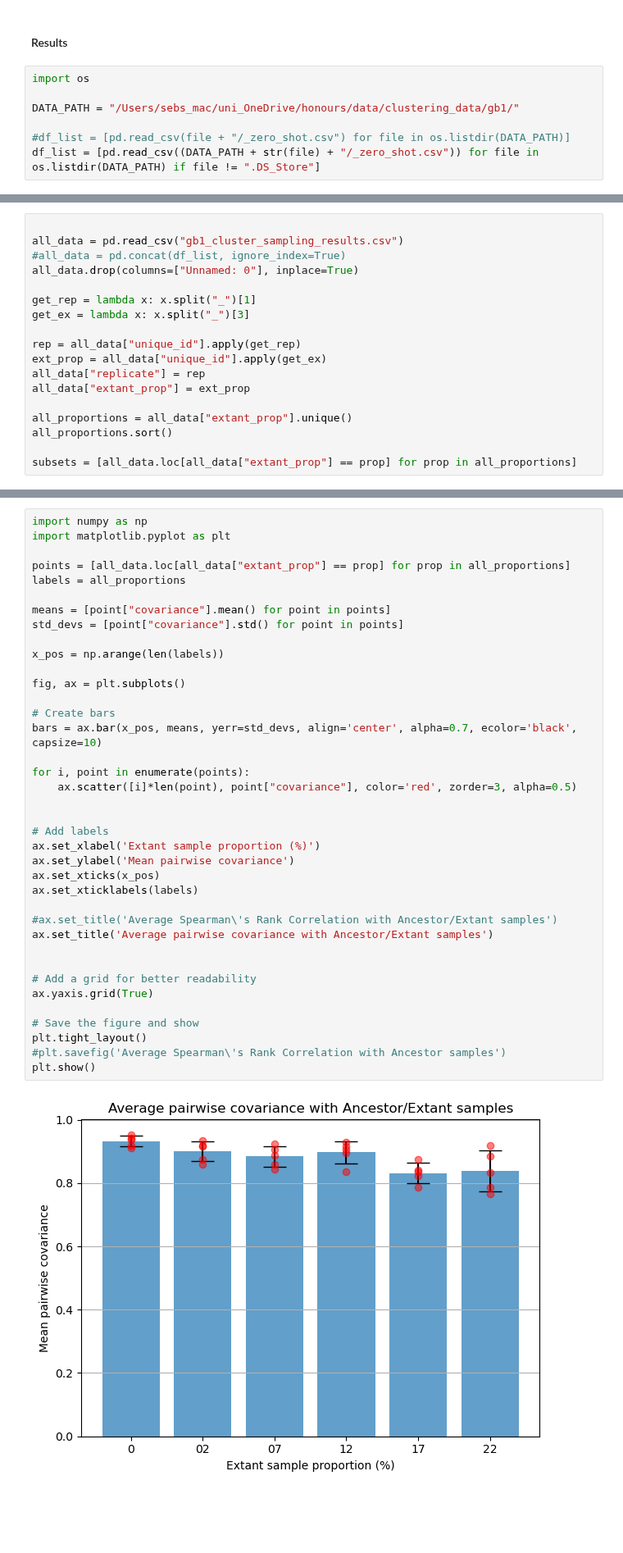
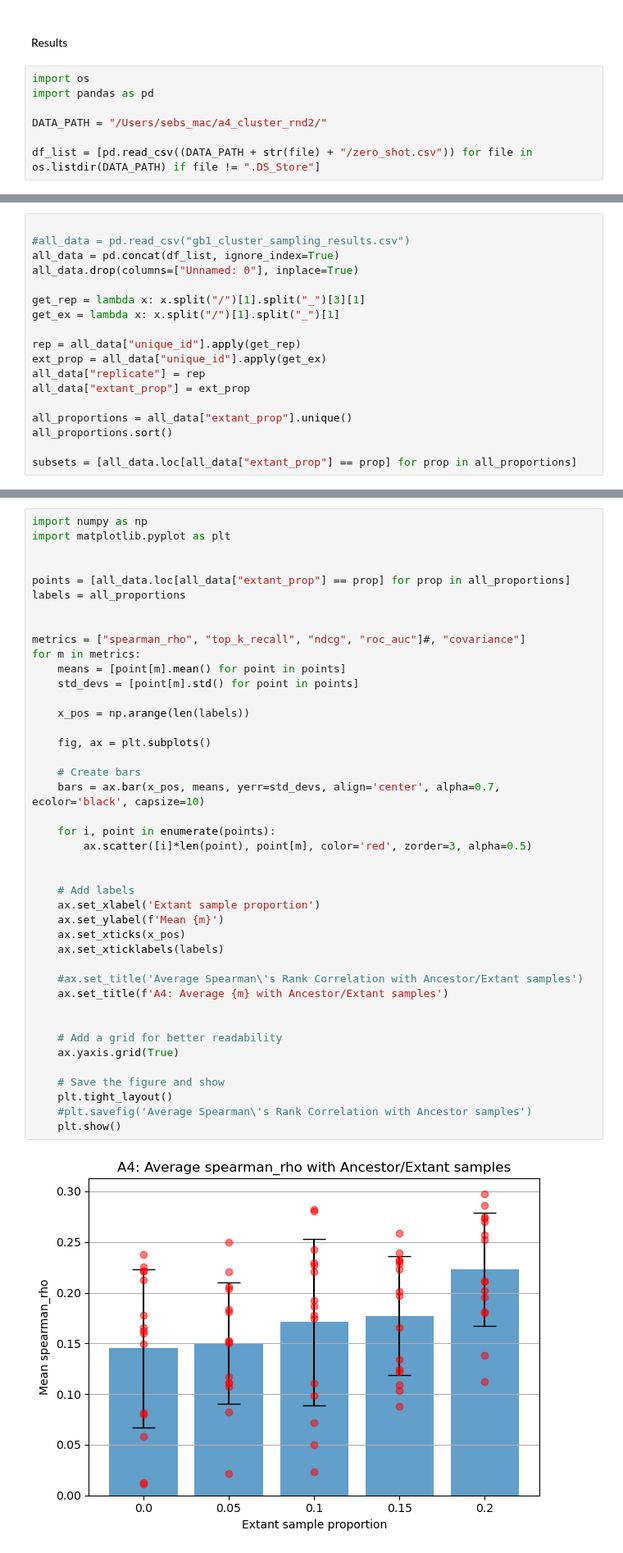
Before and after one commit to SebPorras/MAP_VAE, a Jupyter notebook: notebooks/sampling_ancestors.ipynb, the cells around one changed output, grey strips where cells are left out. Shown at 82% size. Cells and saved outputs as stored; diff of their text form; blank space fills up the shorter version.

Commit message:
replicate csv creation sampling_ancestors.ipynb

```diff
--- a/notebooks/sampling_ancestors.ipynb
+++ b/notebooks/sampling_ancestors.ipynb
@@ -137,8 +156,8 @@ test.loc[~test["id"].str.contains("tree")]
 #### Results
 # %%
 import os
+import pandas as pd
 
-DATA_PATH = "/Users/sebs_mac/uni_OneDrive/honours/data/clustering_data/gb1/"
+DATA_PATH = "/Users/sebs_mac/a4_cluster_rnd2/"
 
-#df_list = [pd.read_csv(file + "/_zero_shot.csv") for file in os.listdir(DATA_PATH)]
-df_list = [pd.read_csv((DATA_PATH + str(file) + "/_zero_shot.csv")) for file in os.listdir(DATA_PATH) if file != ".DS_Store"]
+df_list = [pd.read_csv((DATA_PATH + str(file) + "/zero_shot.csv")) for file in os.listdir(DATA_PATH) if file != ".DS_Store"]
@@ -145,11 +169,11 @@ df_list = [pd.read_csv((DATA_PATH + str(file) + "/_zero_shot.csv")) for file in
 # %%
 
-all_data = pd.read_csv("gb1_cluster_sampling_results.csv")
-#all_data = pd.concat(df_list, ignore_index=True)
+#all_data = pd.read_csv("gb1_cluster_sampling_results.csv")
+all_data = pd.concat(df_list, ignore_index=True)
 all_data.drop(columns=["Unnamed: 0"], inplace=True)
 
-get_rep = lambda x: x.split("_")[1]
-get_ex = lambda x: x.split("_")[3]
+get_rep = lambda x: x.split("/")[1].split("_")[3][1]
+get_ex = lambda x: x.split("/")[1].split("_")[1]
 
 rep = all_data["unique_id"].apply(get_rep)
 ext_prop = all_data["unique_id"].apply(get_ex)
@@ -183,40 +200,44 @@ all_data
 # %%
 import numpy as np
 import matplotlib.pyplot as plt
 
+
 points = [all_data.loc[all_data["extant_prop"] == prop] for prop in all_proportions]
 labels = all_proportions
 
-means = [point["covariance"].mean() for point in points]
-std_devs = [point["covariance"].std() for point in points]
 
-x_pos = np.arange(len(labels))
+metrics = ["spearman_rho", "top_k_recall", "ndcg", "roc_auc"]#, "covariance"]
+for m in metrics:
+    means = [point[m].mean() for point in points]
+    std_devs = [point[m].std() for point in points]
 
-fig, ax = plt.subplots()
+    x_pos = np.arange(len(labels))
 
-# Create bars
-bars = ax.bar(x_pos, means, yerr=std_devs, align='center', alpha=0.7, ecolor='black', capsize=10)
+    fig, ax = plt.subplots()
 
-for i, point in enumerate(points):
-    ax.scatter([i]*len(point), point["covariance"], color='red', zorder=3, alpha=0.5)
+    # Create bars
+    bars = ax.bar(x_pos, means, yerr=std_devs, align='center', alpha=0.7, ecolor='black', capsize=10)
+
+    for i, point in enumerate(points):
+        ax.scatter([i]*len(point), point[m], color='red', zorder=3, alpha=0.5)
 
 
-# Add labels
-ax.set_xlabel('Extant sample proportion (%)')
-ax.set_ylabel('Mean pairwise covariance')
-ax.set_xticks(x_pos)
-ax.set_xticklabels(labels)
+    # Add labels
+    ax.set_xlabel('Extant sample proportion')
+    ax.set_ylabel(f'Mean {m}')
+    ax.set_xticks(x_pos)
+    ax.set_xticklabels(labels)
 
-#ax.set_title('Average Spearman\'s Rank Correlation with Ancestor/Extant samples')
-ax.set_title('Average pairwise covariance with Ancestor/Extant samples')
+    #ax.set_title('Average Spearman\'s Rank Correlation with Ancestor/Extant samples')
+    ax.set_title(f'A4: Average {m} with Ancestor/Extant samples')
 
 
-# Add a grid for better readability
-ax.yaxis.grid(True)
+    # Add a grid for better readability
+    ax.yaxis.grid(True)
 
-# Save the figure and show
-plt.tight_layout()
-#plt.savefig('Average Spearman\'s Rank Correlation with Ancestor samples')
-plt.show()
+    # Save the figure and show
+    plt.tight_layout()
+    #plt.savefig('Average Spearman\'s Rank Correlation with Ancestor samples')
+    plt.show()
 # %% [output]
-[figure, old version]
+[figure, new version]
```
Also changed, not shown: parts of 9 cells of this notebook, 1 other file.
